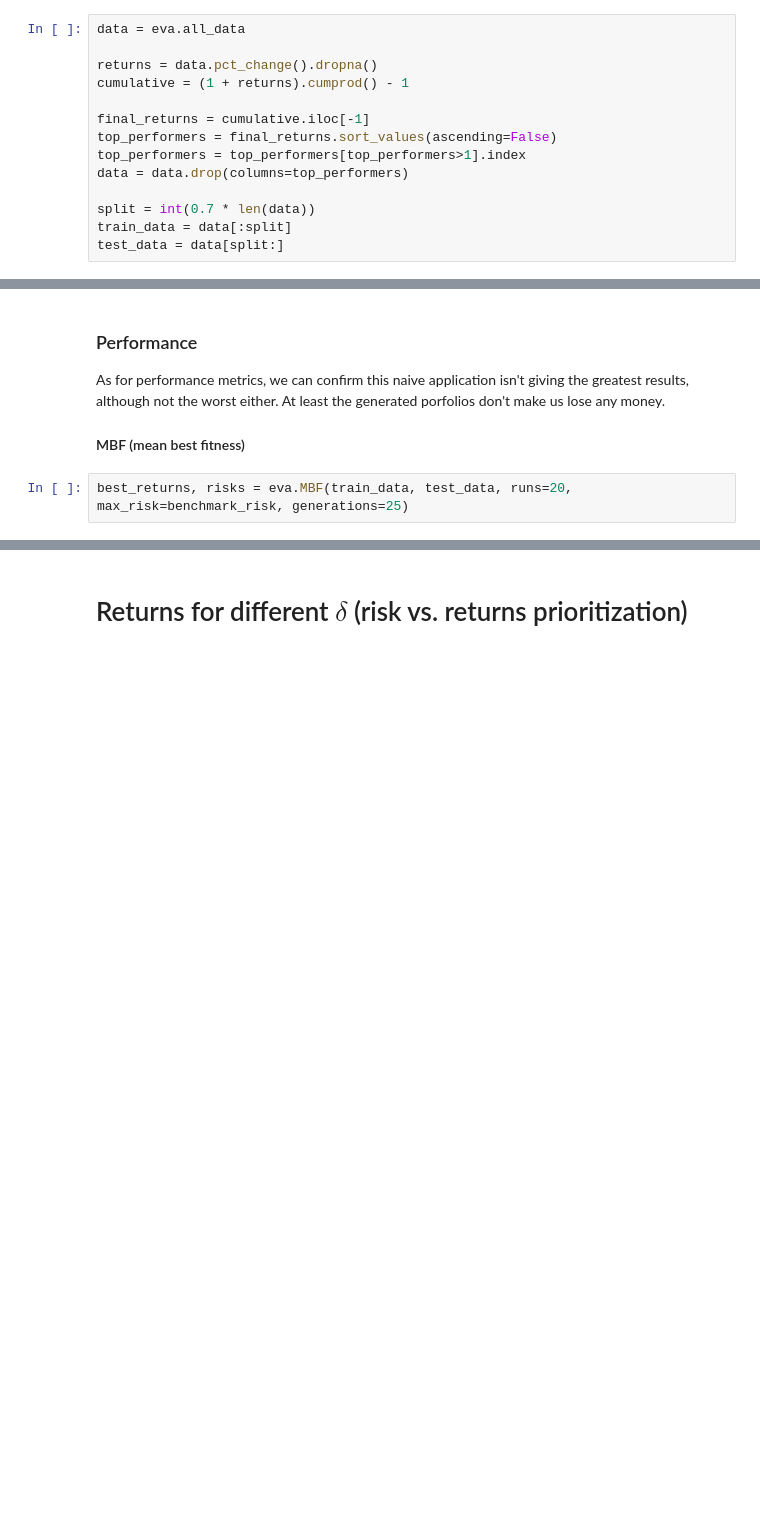
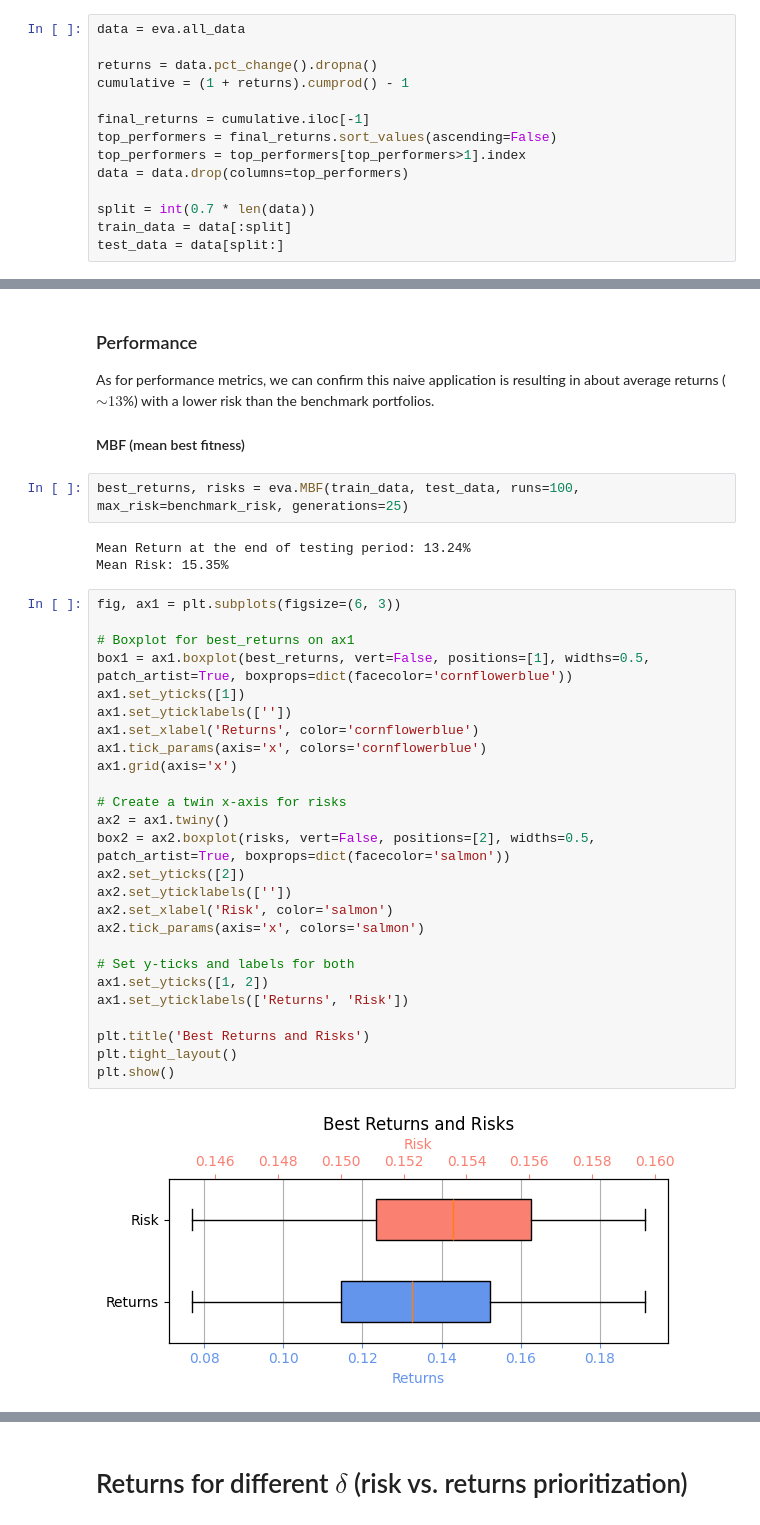
Before and after one commit to PanDomene/Evolutionary-Algorithm-for-Portfolio-Optimization, a Jupyter notebook: results/results.ipynb, the cells around one changed output, grey strips where cells are left out. Saved outputs shown, nothing was run; the diff lists cells and outputs as text; blank space fills up the shorter version.

```diff
--- a/results/results.ipynb
+++ b/results/results.ipynb
@@ -56,11 +73,42 @@ plt.savefig('evolution.jpg')
 # %% [markdown]
 ### Performance
 
-As for performance metrics, we can confirm this naive application isn't giving the greatest results, although not the worst either. At least the generated porfolios don't make us lose any money.
+As for performance metrics, we can confirm this naive application is resulting in about average returns ($\sim 13$%) with a lower risk than the benchmark portfolios.
 
 #### MBF (mean best fitness)
 # %%
-best_returns, risks = eva.MBF(train_data, test_data, runs=20, max_risk=benchmark_risk, generations=25)
+best_returns, risks = eva.MBF(train_data, test_data, runs=100, max_risk=benchmark_risk, generations=25)
+# %% [output]
+Mean Return at the end of testing period: 13.24%
+Mean Risk: 15.35%
+# %%
+fig, ax1 = plt.subplots(figsize=(6, 3))
+
+# Boxplot for best_returns on ax1
+box1 = ax1.boxplot(best_returns, vert=False, positions=[1], widths=0.5, patch_artist=True, boxprops=dict(facecolor='cornflowerblue'))
+ax1.set_yticks([1])
+ax1.set_yticklabels([''])
+ax1.set_xlabel('Returns', color='cornflowerblue')
+ax1.tick_params(axis='x', colors='cornflowerblue')
+ax1.grid(axis='x')
+
+# Create a twin x-axis for risks
+ax2 = ax1.twiny()
+box2 = ax2.boxplot(risks, vert=False, positions=[2], widths=0.5, patch_artist=True, boxprops=dict(facecolor='salmon'))
+ax2.set_yticks([2])
+ax2.set_yticklabels([''])
+ax2.set_xlabel('Risk', color='salmon')
+ax2.tick_params(axis='x', colors='salmon')
+
+# Set y-ticks and labels for both
+ax1.set_yticks([1, 2])
+ax1.set_yticklabels(['Returns', 'Risk'])
+
+plt.title('Best Returns and Risks')
+plt.tight_layout()
+plt.show()
+# %% [output]
+[figure, added]
 # %% [markdown]
 #### AES (Average fitness Evaluations to Solution) + SR (Success Rate)
 
```
Also changed, not shown: parts of 31 cells of this notebook, 7 other files.
